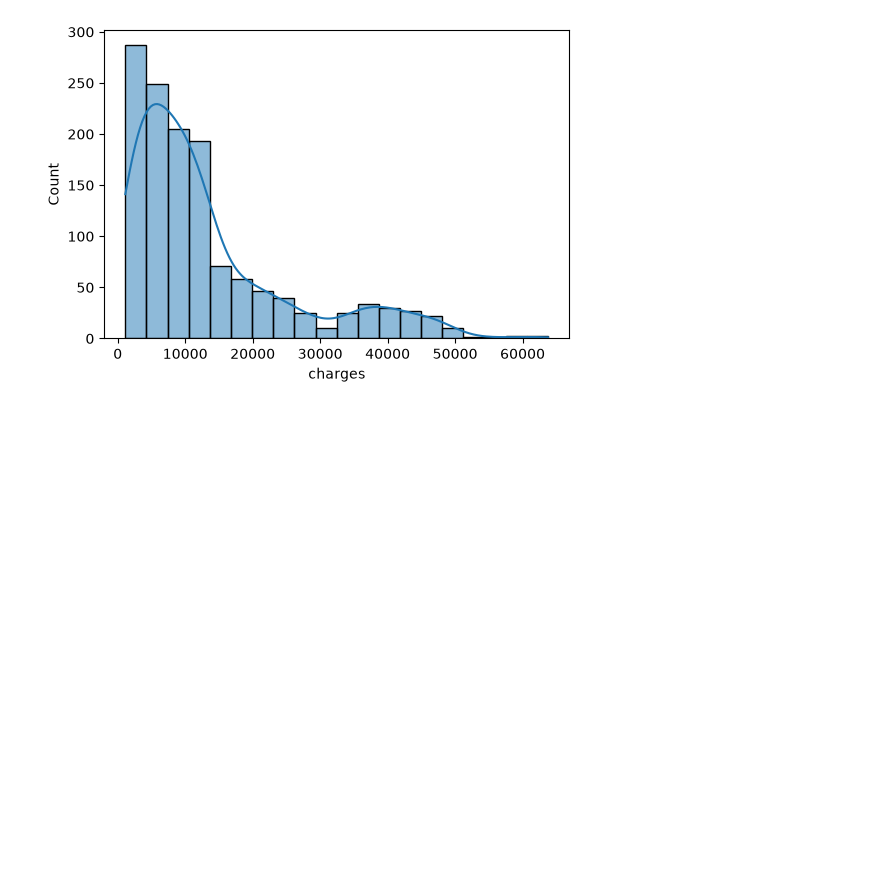
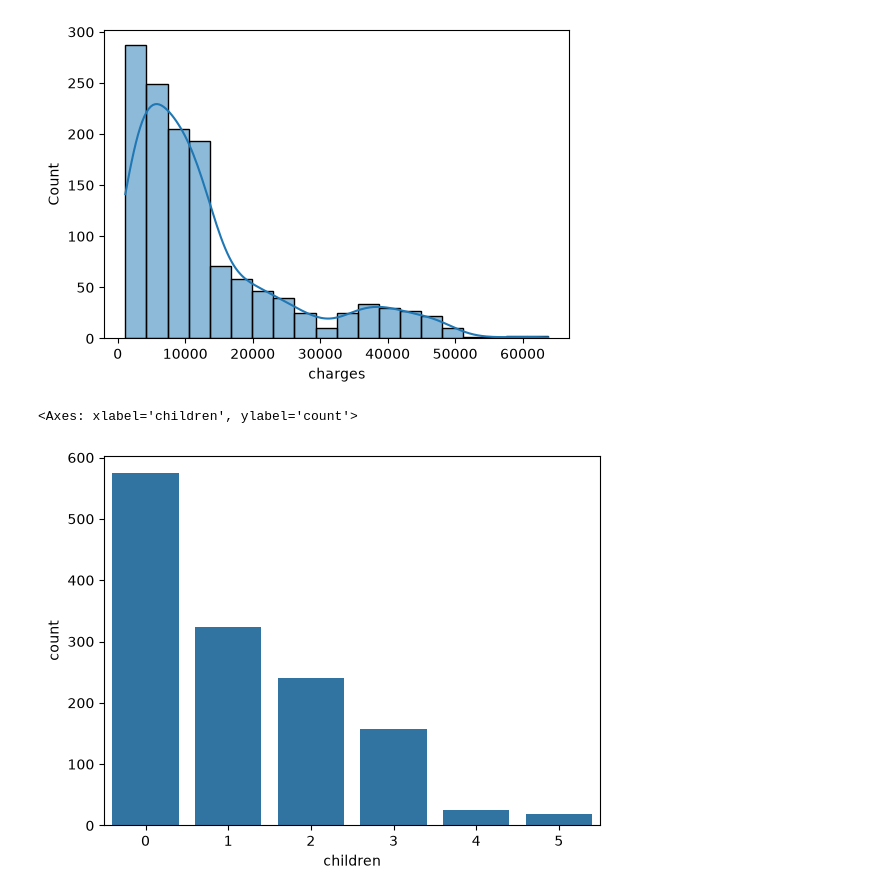
Before and after one commit to Siddhant2713/ML_learninig, a Jupyter notebook: Untitled.ipynb, the cells around one changed output. Saved outputs shown, nothing was run; the diff lists cells and outputs as text; code cells hidden in the pictures; blank space fills up the shorter version.

```diff
--- a/Untitled.ipynb
+++ b/Untitled.ipynb
@@ -93,3 +93,8 @@ for cols in numberic_cols:
 [figure]
 [figure]
 [figure]
+# %%
+sns.countplot(x= df['children'])
+# %% [output]
+<Axes: xlabel='children', ylabel='count'>
+[figure, added]
```
Also changed, not shown: parts of 4 cells of this notebook, 3 other files.
